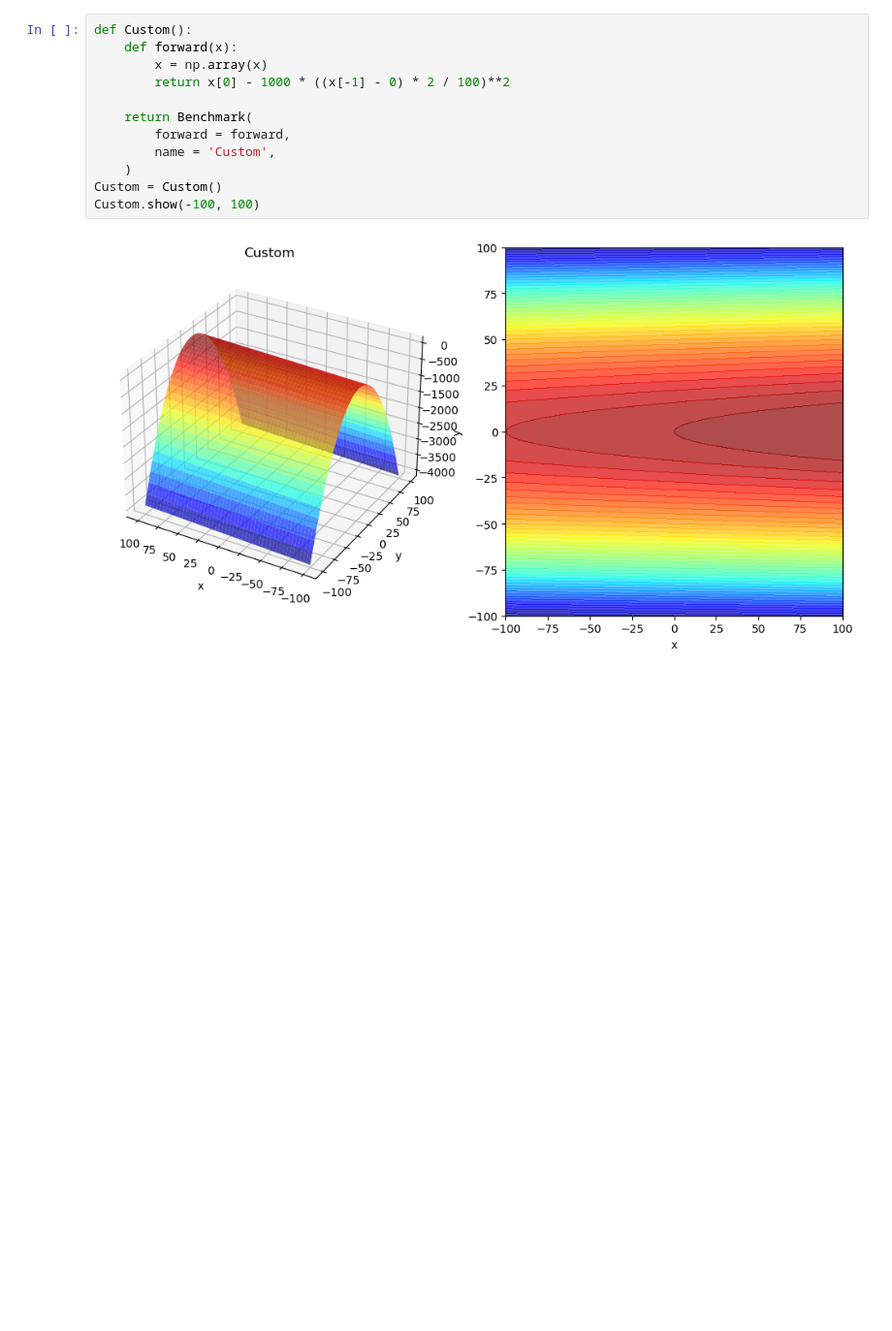
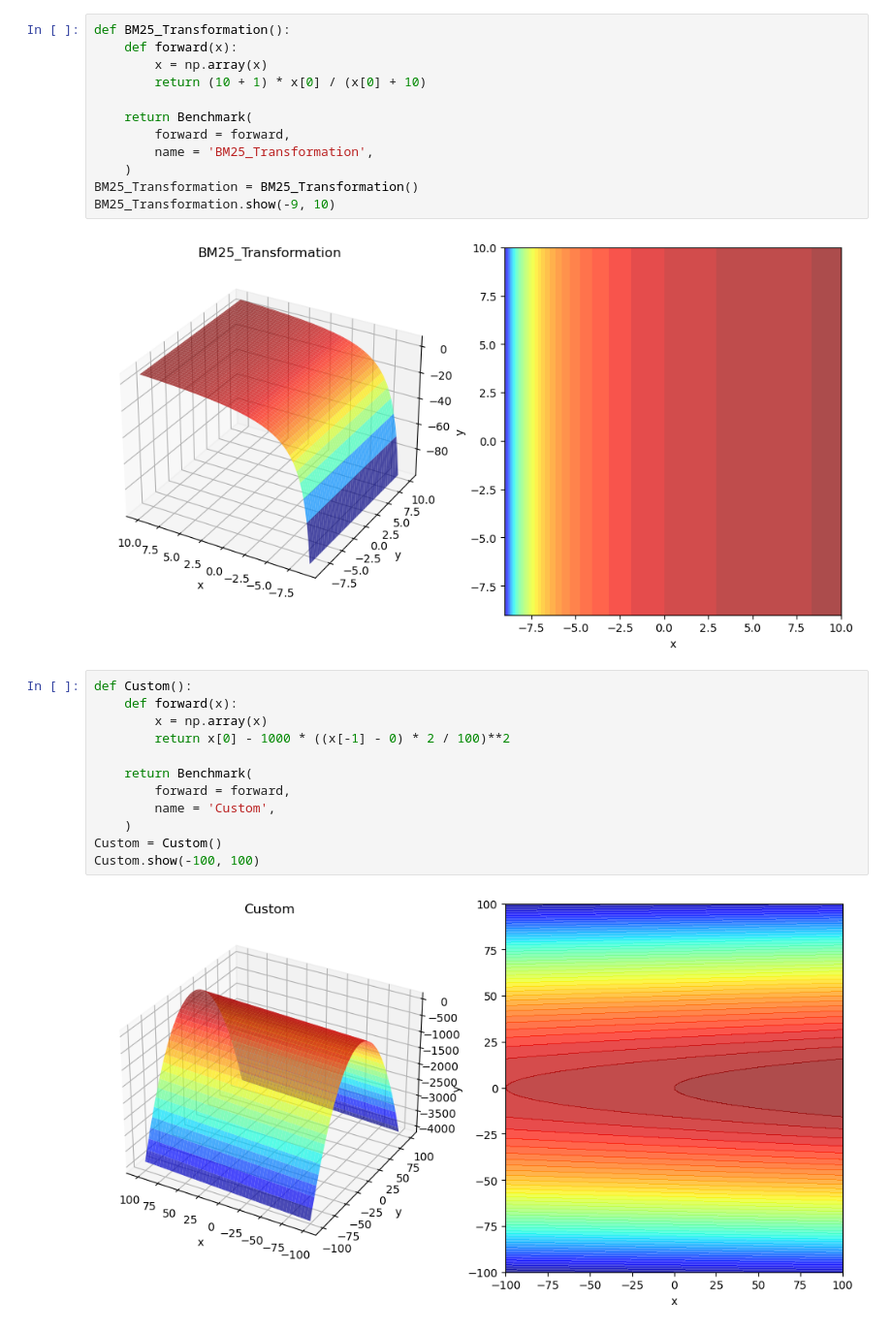
Before and after one commit to vuhh2002/Personal-Project, a Jupyter notebook: my_experiment/3D Plot/3D plot.ipynb, the cells around one changed output. Shown at 97% size. Cells and saved outputs as stored; diff of their text form; blank space fills up the shorter version.

```diff
--- a/my_experiment/3D Plot/3D plot.ipynb
+++ b/my_experiment/3D Plot/3D plot.ipynb
@@ -7,3 +57,17 @@ from my_library import Benchmark
+# %%
+def BM25_Transformation():
+    def forward(x):
+        x = np.array(x)
+        return (10 + 1) * x[0] / (x[0] + 10)
+
+    return Benchmark(
+        forward = forward,
+        name = 'BM25_Transformation',
+    )
+BM25_Transformation = BM25_Transformation()
+BM25_Transformation.show(-9, 10)
+# %% [output]
+[figure, added]
 # %%
 def Custom():
     def forward(x):
```
Also changed, not shown: parts of 2 cells of this notebook, 7 other files.
